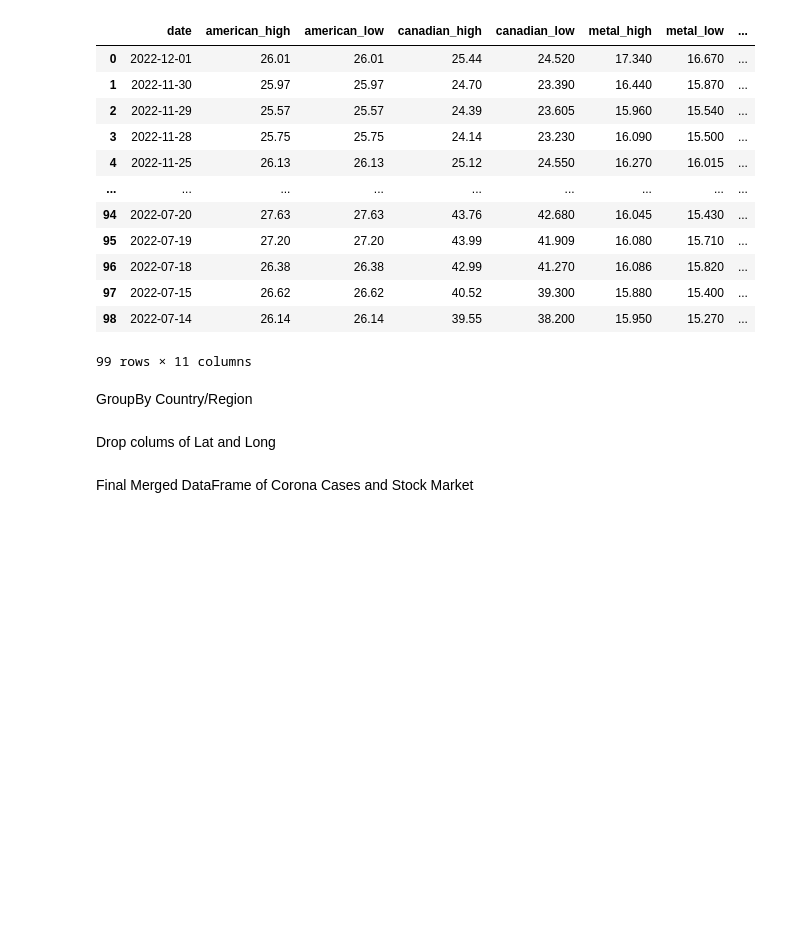
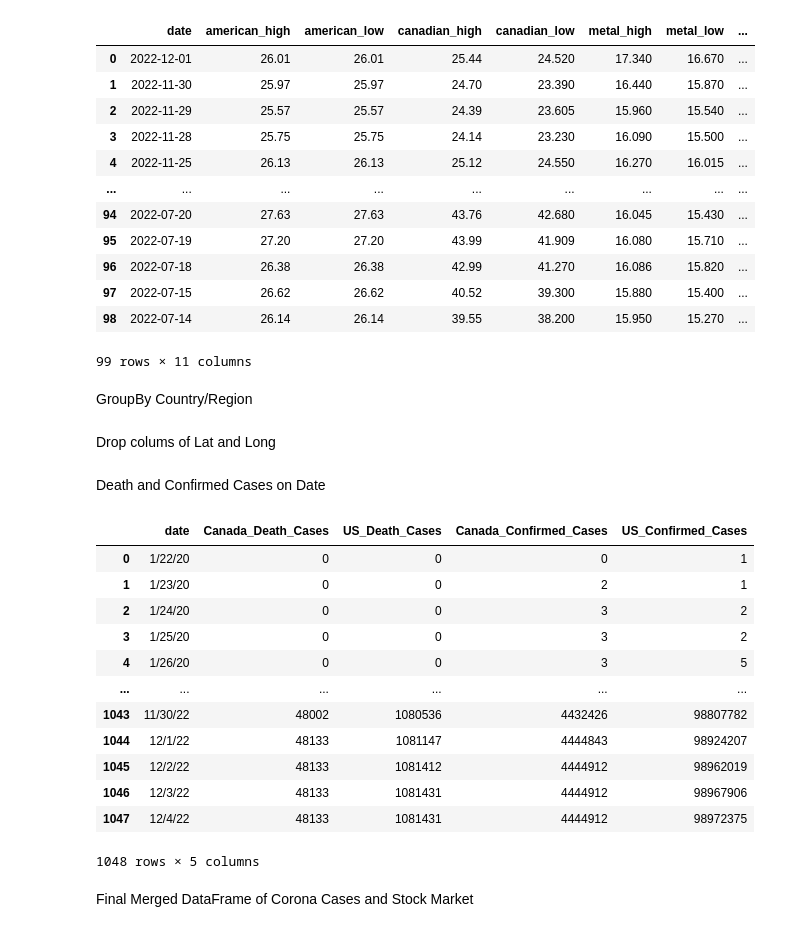
Before and after one commit to AIDA-Saskatchewan-polytechnic/FInal_Project-by-YAM-Group, a Jupyter notebook: FinalProject.ipynb, the cells around one changed output. Cells and saved outputs as stored; diff of their text form; code cells hidden in the pictures; blank space fills up the shorter version.

Commit message:
Merged Cases

```diff
--- a/FinalProject.ipynb
+++ b/FinalProject.ipynb
@@ -222,11 +222,28 @@ USConfirmedCase = dataFrame_US_Confirmed_Cases.reset_index().drop(columns=["Lat"
 
 USConfirmedCase.columns = ["date","US_Confirmed_Cases"]
 USConfirmedCase = USConfirmedCase.iloc[1:-1]
+# %% [markdown]
+Death and Confirmed Cases on Date
 # %%
 death = canadaDeathCase.merge(USDeathCase, on="date")
 confirm = canadaConfirmedCase.merge(USConfirmedCase, on="date")
 
 final = death.merge(confirm, on = "date")
+final
+# %% [output]
+|  | date | Canada_Death_Cases | US_Death_Cases | Canada_Confirmed_Cases | US_Confirmed_Cases |
+| 0 | 1/22/20 | 0 | 0 | 0 | 1 |
+| 1 | 1/23/20 | 0 | 0 | 2 | 1 |
+| 2 | 1/24/20 | 0 | 0 | 3 | 2 |
+| 3 | 1/25/20 | 0 | 0 | 3 | 2 |
+| 4 | 1/26/20 | 0 | 0 | 3 | 5 |
+| ... | ... | ... | ... | ... | ... |
+| 1043 | 11/30/22 | 48002 | 1080536 | 4432426 | 98807782 |
+| 1044 | 12/1/22 | 48133 | 1081147 | 4444843 | 98924207 |
+| 1045 | 12/2/22 | 48133 | 1081412 | 4444912 | 98962019 |
+| 1046 | 12/3/22 | 48133 | 1081431 | 4444912 | 98967906 |
+| 1047 | 12/4/22 | 48133 | 1081431 | 4444912 | 98972375 |
+1048 rows × 5 columns
 # %% [markdown]
 Final Merged DataFrame of Corona Cases and Stock Market
 # %%
```
